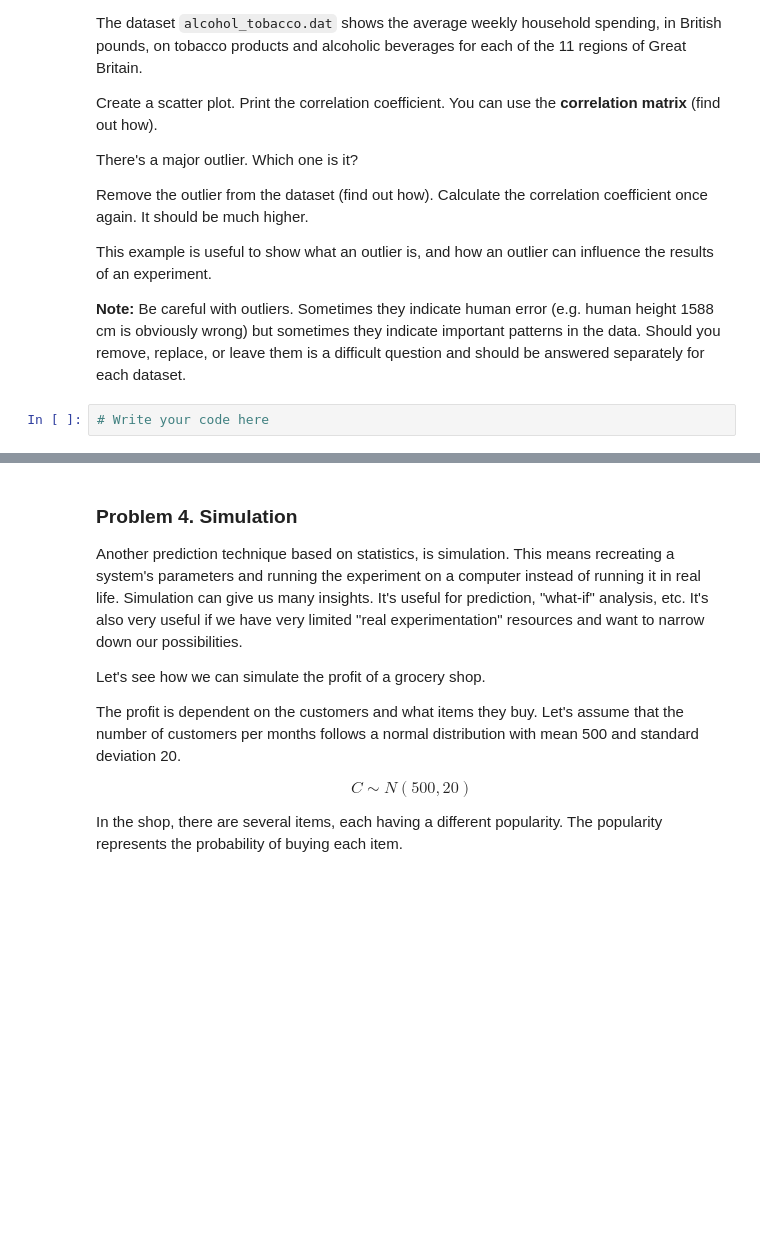
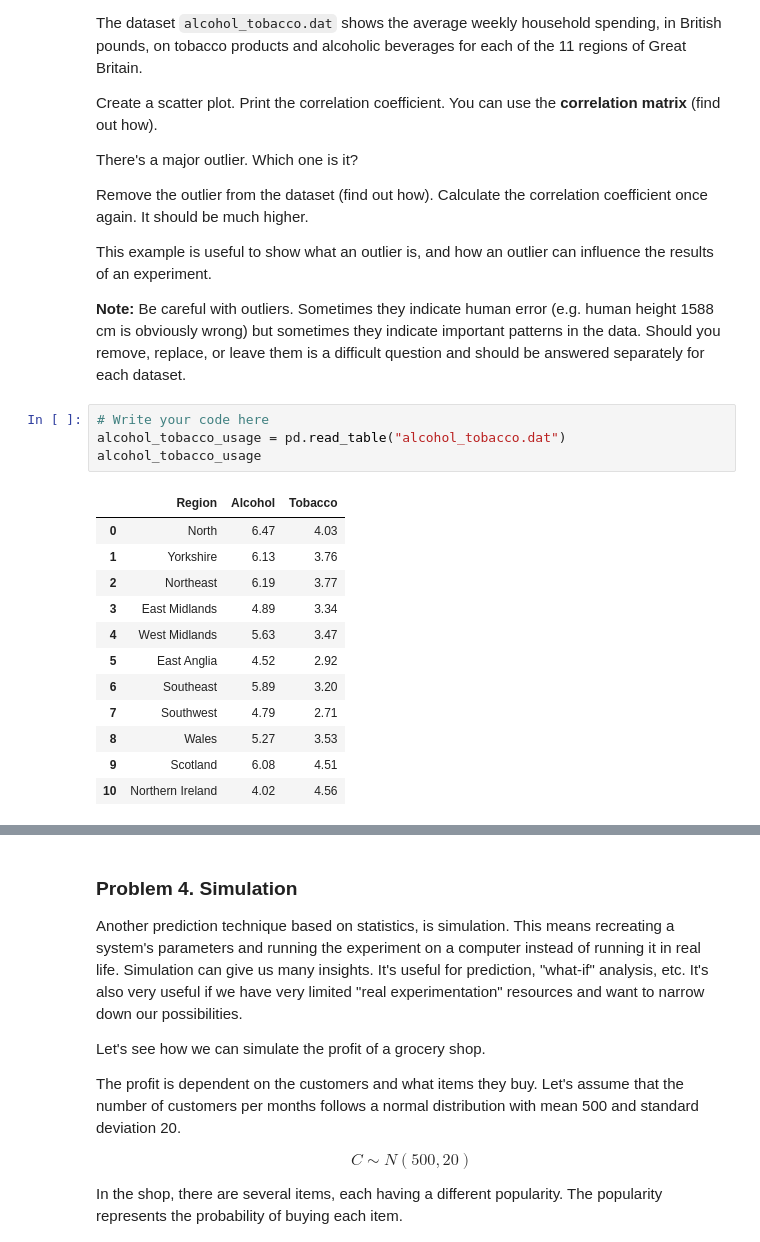
Before and after one commit to atkuzmanov/softuni-ai-mathconceptsfordevs-2021, a Jupyter notebook: 14-statistics-exercise/12-statistics-exercise-homework/Statistics Exercise.ipynb, the cells around one changed output, grey strips where cells are left out. Cells and saved outputs as stored; diff of their text form; blank space fills up the shorter version.

```diff
--- a/14-statistics-exercise/12-statistics-exercise-homework/Statistics Exercise.ipynb
+++ b/14-statistics-exercise/12-statistics-exercise-homework/Statistics Exercise.ipynb
@@ -254,3 +263,18 @@ This example is useful to show what an outlier is, and how an outlier can influe
 **Note:** Be careful with outliers. Sometimes they indicate human error (e.g. human height 1588 cm is obviously wrong) but sometimes they indicate important patterns in the data. Should you remove, replace, or leave them is a difficult question and should be answered separately for each dataset.
 # %%
 # Write your code here
+alcohol_tobacco_usage = pd.read_table("alcohol_tobacco.dat")
+alcohol_tobacco_usage
+# %% [output]
+|  | Region | Alcohol | Tobacco |
+| 0 | North | 6.47 | 4.03 |
+| 1 | Yorkshire | 6.13 | 3.76 |
+| 2 | Northeast | 6.19 | 3.77 |
+| 3 | East Midlands | 4.89 | 3.34 |
+| 4 | West Midlands | 5.63 | 3.47 |
+| 5 | East Anglia | 4.52 | 2.92 |
+| 6 | Southeast | 5.89 | 3.20 |
+| 7 | Southwest | 4.79 | 2.71 |
+| 8 | Wales | 5.27 | 3.53 |
+| 9 | Scotland | 6.08 | 4.51 |
+| 10 | Northern Ireland | 4.02 | 4.56 |
```
Also changed, not shown: parts of 7 cells of this notebook.
